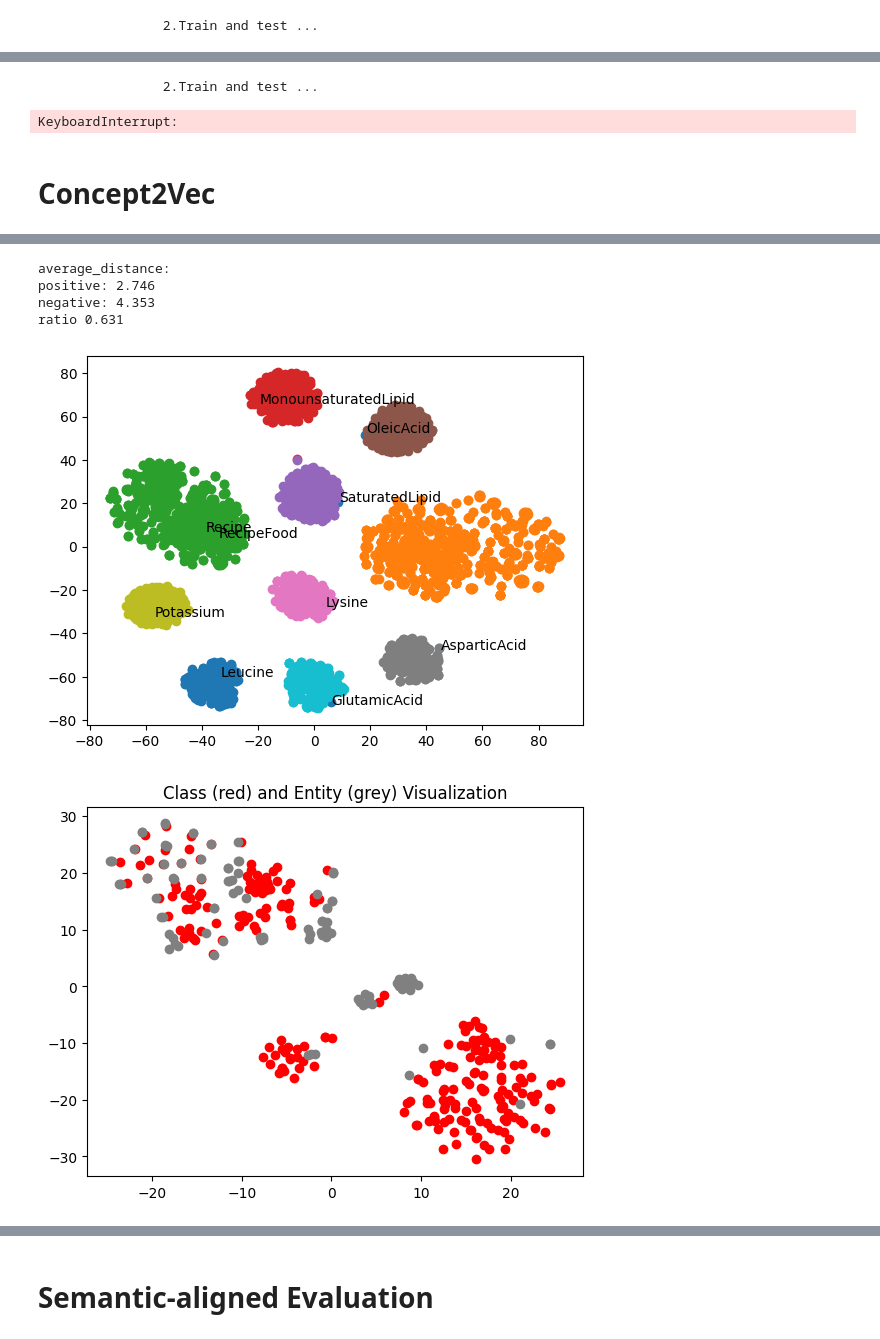
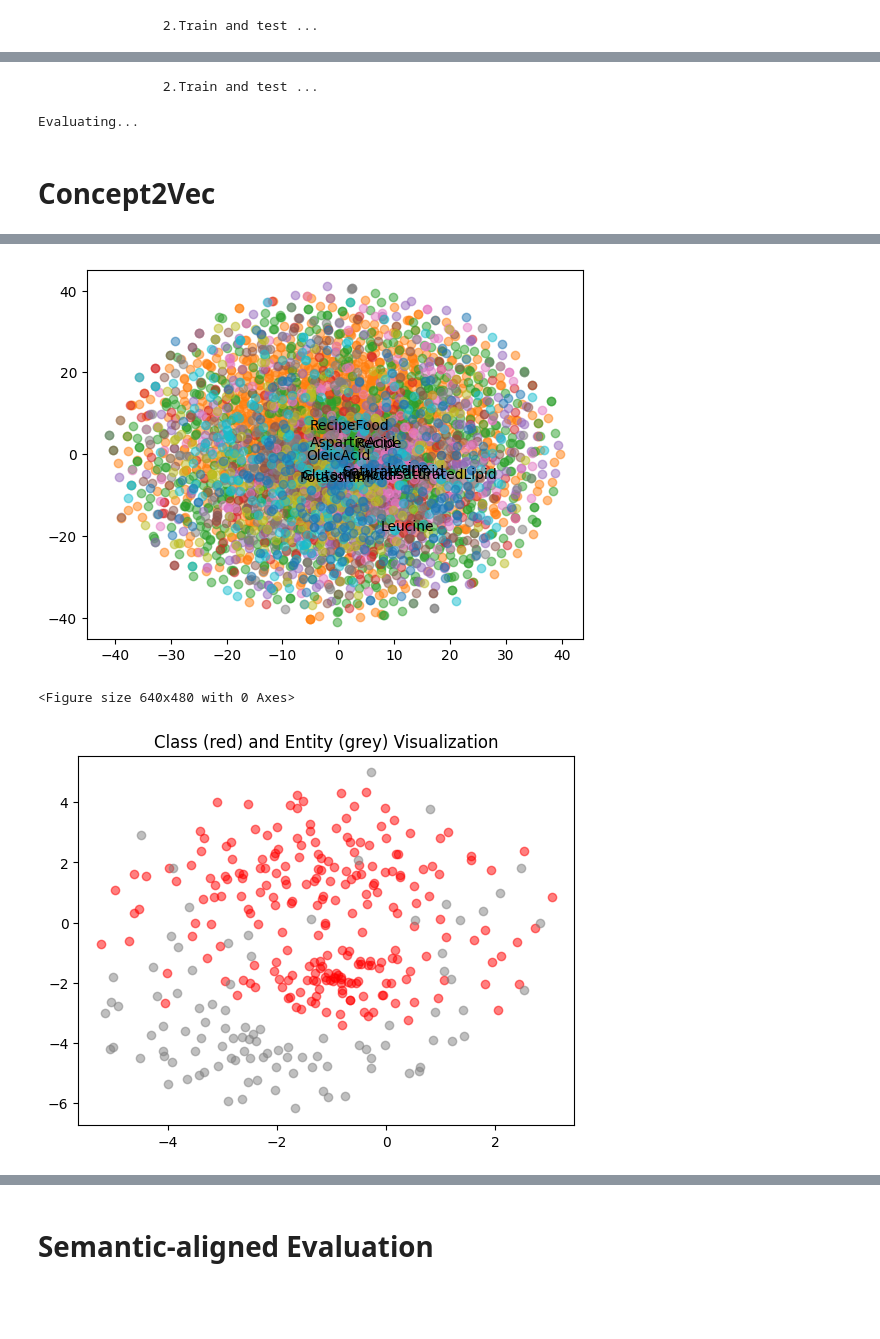
Before and after one commit to realearn-jaist/ontology-embedding-evaluation-set-perspectives-1, a Jupyter notebook: helis/workpace/helis_eval.ipynb, the cells around one changed output, grey strips where cells are left out. Drawn from its saved outputs; the diff is of its cells as text; code cells hidden in the pictures; blank space fills up the shorter version.

```diff
--- a/helis/workpace/helis_eval.ipynb
+++ b/helis/workpace/helis_eval.ipynb
@@ -25,27 +25,13 @@ class AttributeDict(dict):
 # Usage
 ROOT_DIR = Path.cwd().parent / "data" / "owl2vec"
 FLAGS = AttributeDict()
-FLAGS['onto_file'] = ROOT_DIR / "helis_v1.00.train.projection.ttl"
 FLAGS['train_file'] = ROOT_DIR / "train.csv"
 FLAGS['valid_file'] = ROOT_DIR / "valid.csv"
 FLAGS['test_file'] = ROOT_DIR / "test.csv"
 FLAGS['class_file'] = ROOT_DIR / "classes.txt"
 FLAGS['individual_file'] = ROOT_DIR / "individuals.txt"
 FLAGS['inferred_class_file'] = ROOT_DIR / "inferred_classes.txt"
-FLAGS["embedsize"] = 100
-
-FLAGS["URI_Doc"] ="yes"
-FLAGS["Lit_Doc"] ="yes"
-FLAGS["Mix_Doc"] ="yes"
-FLAGS["Mix_Type"] ="random"
-FLAGS["Embed_Out_URI"] ="yes"
-FLAGS["Embed_Out_Words"] ="yes"
-
 FLAGS["input_type"] ="concatenate"
-FLAGS["walk_depth"] = 4
-FLAGS["walker"] ="wl"
-FLAGS["axiom_file"] = ROOT_DIR / 'axioms_hermit.txt'
-FLAGS["annotation_file"] = ROOT_DIR / 'annotations.txt'
 
 individuals = [line.strip() for line in open(FLAGS.individual_file).readlines()]
 classes = [line.strip() for line in open(FLAGS.class_file).readlines()]
@@ -60,21 +46,29 @@ with open(FLAGS.inferred_class_file) as f:
         ind_infer_classes[ind] = tmp[1:]
 # %%
 TRAIN_PATH = Path.cwd().parent / 'data' / 'Helis' /'train_dataset.tsv'
-CLASS_MODEL_PATH = Path.cwd() / "save_owl2vec_weights" / "Helis_classes_e.csv"
-IND_MODEL_PATH = Path.cwd() / "save_owl2vec_weights" / "Helis_individuals_e.csv"
-MODEL_PATH = Path.cwd() / 'save_pykeen_weights' / 'pykeen_weights.pkl'
+# MODEL_PATH = Path.cwd() / 'save_owl2vec_weights' / 'owl2vec3.pkl'
+MODEL_PATH = Path.cwd() / 'save_pykeen_weights' / 'transF_pykeen_weights.pkl'
+CACHEPATH = Path.cwd() / "cache" / (MODEL_PATH.stem + "_cache.pkl")
 # %% [markdown]
 # Save and Load
 # %%
-owl2vec = True
+owl2vec = MODEL_PATH.parent.name == "save_owl2vec_weights"
 if owl2vec:
-    classes_e = pd.read_csv(CLASS_MODEL_PATH, header=None).to_numpy()
-    individuals_e = pd.read_csv(IND_MODEL_PATH, header=None).to_numpy()
+    with open(MODEL_PATH, 'rb') as f:
+        info = pickle.load(f)
+        individuals_e = np.array(info["individuals_e"])
+        classes_e = np.array(info["classes_e"])
+        model_config = info["model_config"]
+
+    # classes_e = pd.read_csv(CLASS_MODEL_PATH, header=None).to_numpy()
+    # individuals_e = pd.read_csv(IND_MODEL_PATH, header=None).to_numpy()
 else:
     with open(MODEL_PATH, 'rb') as f:
         info = pickle.load(f)
     entities_to_id = info["entities_to_id"]
     embedded_vectors = info["embedded_vectors"]
+    model_config = info["config"]
+
 
     classes_e = list()
     for e_class in classes:
@@ -158,7 +270,10 @@ class InclusionEvaluator(Evaluator):
 # %%
 print("\n		2.Train and test ... \n")
-evaluator = InclusionEvaluator(valid_samples, test_samples[:10], train_X, train_y)
+evaluator = InclusionEvaluator(None, None, train_X, train_y)
 evaluator.run_random_forest()
 # %% [output]
                 2.Train and test ...
-KeyboardInterrupt:
+# %%
+inclusive_res = evaluator.evaluate(evaluator.best_model, test_samples)
+# %% [output]
+Evaluating...
@@ -176,7 +293,7 @@ from sklearn.manifold import TSNE
 train_samples_df = pd.DataFrame(train_samples, columns=['individual', 'class', 'label'])
 sample_tsne_classes = list(train_samples_df[train_samples_df['label'] == '1']["class"].value_counts().head(10).index)
 # %%
-run_concept2vec_evaluation(
+concept_res = run_concept2vec_evaluation(
     triples = triples.values,
     entity_to_id = individuals_classes_dict,
     embedded_vectors = individuals_classes_e,
@@ -205,6 +322,3 @@ Distance in the embedding space of training samples
+[figure, new version]
-average_distance:
-positive: 2.746
-negative: 4.353
-ratio 0.631
+<Figure size 640x480 with 0 Axes>
-[figure, old version]
-[figure, old version]
+[figure, new version]
```
Also changed, not shown: parts of 15 cells of this notebook, 15 other files.
